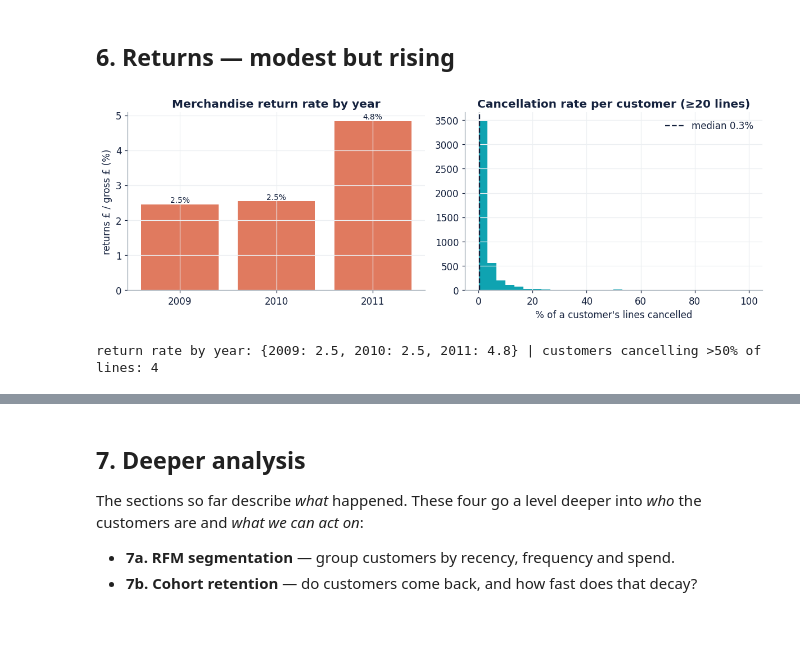
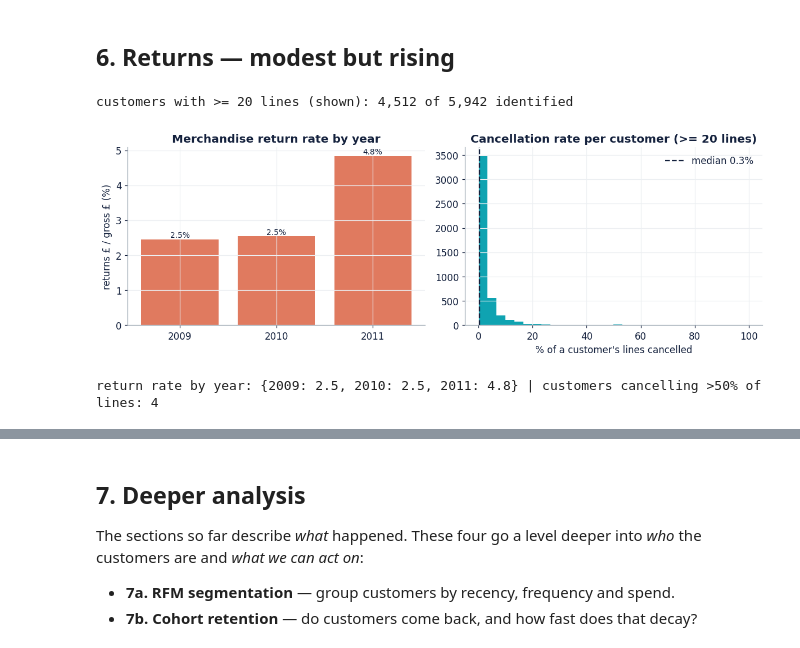
Before and after one commit to Darth0525/uk-online-retailer-eda, a Jupyter notebook: analysis/02_analysis_and_insights.ipynb, the cells around one changed output, grey strips where cells are left out. Cells and saved outputs as stored; diff of their text form; code cells hidden in the pictures.

```diff
--- a/analysis/02_analysis_and_insights.ipynb
+++ b/analysis/02_analysis_and_insights.ipynb
@@ -388,27 +388,33 @@ explains most of the price spread. (A formal price~quantity test could confirm.)
 # %%
 # Merchandise return VALUE as a share of gross sales, by year.
 returns["year"] = returns["InvoiceDate"].dt.year
 gy = sales.assign(y=sales["InvoiceDate"].dt.year).groupby("y")["Revenue"].sum()
 ry = returns.groupby("year")["Revenue"].sum().reindex(gy.index).fillna(0)
 rate = (-ry / gy * 100)
 
-# How cancellations spread across customers (customers with >= 20 lines, to be fair).
+# Per-customer cancellation rate = cancelled lines / total lines. We keep only customers with
+# enough lines: a tiny denominator gives a noisy rate (a 1-2 line customer can only be 0/50/100%),
+# which would pile up as artificial spikes. MIN_LINES is a judgement call (coverage vs. stability).
+MIN_LINES = 20
 cc = prep[prep["Customer ID"].notna()].copy()
-by = cc.groupby("Customer ID").agg(n=("Invoice","size"), c=("is_cancellation","sum"))
-by = by[by["n"] >= 20]; by["r"] = by["c"] / by["n"] * 100
+by = cc.groupby("Customer ID").agg(n=("Invoice", "size"), c=("is_cancellation", "sum"))
+by = by[by["n"] >= MIN_LINES]                                   # keep only reliable denominators
+by["r"] = by["c"] / by["n"] * 100
+print(f"customers with >= {MIN_LINES} lines (shown): {len(by):,} of {cc['Customer ID'].nunique():,} identified")
 
 fig, axes = plt.subplots(1, 2, figsize=(11, 3.9))
-axes[0].bar(rate.index.astype(int).astype(str), rate.values, color=CORAL)
-for x,v in zip(rate.index.astype(int).astype(str), rate.values):
-    axes[0].text(x, v+0.05, f"{v:.1f}%", ha="center", color=NAVY, fontsize=9)
+axes[0].bar(rate.index.astype(int).astype(str), rate.values, color=CORAL)   # yearly return rate
+for x, v in zip(rate.index.astype(int).astype(str), rate.values):
+    axes[0].text(x, v + 0.05, f"{v:.1f}%", ha="center", color=NAVY, fontsize=9)
 axes[0].set_title("Merchandise return rate by year"); axes[0].set_ylabel("returns £ / gross £ (%)")
-axes[1].hist(by["r"], bins=30, color=TEAL)
+axes[1].hist(by["r"], bins=30, color=TEAL)                                   # spread of per-customer rates
 axes[1].axvline(by["r"].median(), color=NAVY, ls="--", label=f"median {by['r'].median():.1f}%")
-axes[1].set_title("Cancellation rate per customer (≥20 lines)")
+axes[1].set_title(f"Cancellation rate per customer (>= {MIN_LINES} lines)")
 axes[1].set_xlabel("% of a customer's lines cancelled"); axes[1].legend(frameon=False)
 plt.tight_layout(); plt.show()
-print("return rate by year:", {int(k):round(v,1) for k,v in rate.items()},
+print("return rate by year:", {int(k): round(v,1) for k,v in rate.items()},
       f"| customers cancelling >50% of lines: {(by['r']>50).sum()}")
 # %% [output]
+customers with >= 20 lines (shown): 4,512 of 5,942 identified
-[figure, old version]
+[figure, new version]
-return rate by year: {2009: 2.5, 2010: 2.5, 2011: 4.8} | customers cancelling >50% of lines: 4
+return rate by year: {2009: 2.5, 2010: 2.5, 2011: 4.8} | customers cancelling >50% of lines: 4
```
Also changed, not shown: parts of 1 cell of this notebook.
